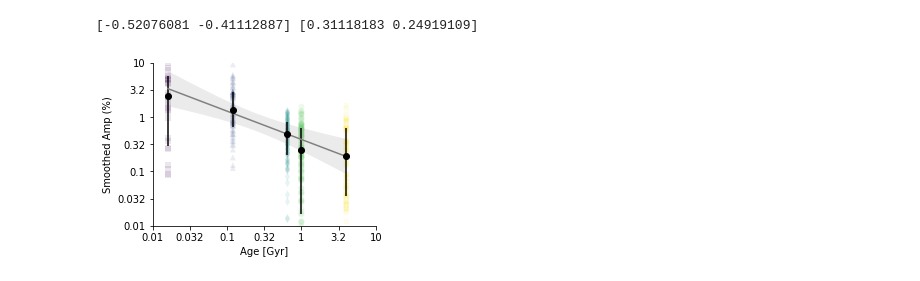
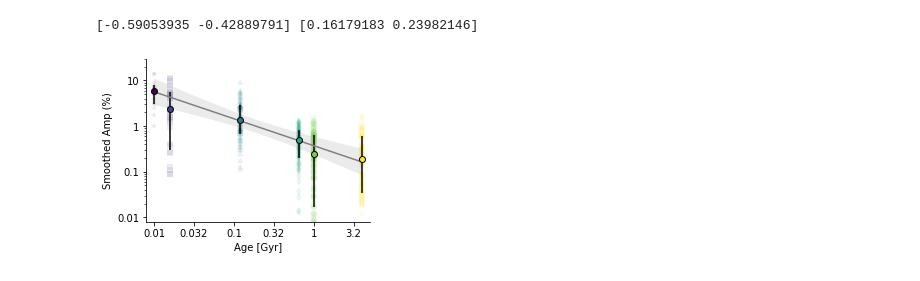
Before and after one commit to bmorris3/birthmarks, a Jupyter notebook: smamps/analysis.ipynb, the cells around one changed output. Drawn from its saved outputs; the diff is of its cells as text; code cells hidden in the pictures.

```diff
--- a/smamps/analysis.ipynb
+++ b/smamps/analysis.ipynb
@@ -14,6 +14,8 @@ douglas_smamp = douglas_singles['SmAmp'].data / 100
 douglas_smamp_mask = douglas_smamp.data[~douglas_smamp.mask]
 douglas_prot = douglas_singles['Prot1'].data.data
 # %%
+amps_usc = np.load('data/usco_amps.npy')
+pers_usc = np.load('data/usco_pers.npy')
 amps_ucl = np.load('data/ucl_amps.npy')
 pers_ucl = np.load('data/ucl_pers.npy')
 amps_psc = np.load('data/psc_amps.npy')
@@ -110,18 +130,19 @@ def plot_age(age_gyr, log_smoothed_amp, color, marker):
     yerrs = [[med-lo], [hi-med]]
 
     plt.errorbar(np.log10(age_gyr), np.nanmedian(log_smoothed_amp), yerrs,
-                 color='k', fmt='o', ecolor='black')
+                 color=color, fmt='o', ecolor='black', mec='k')
 
     x.append(np.log10(age_gyr))
     y.append(np.nanmedian(log_smoothed_amp))
     yerr.append(np.mean(yerrs))
 
 plt.figure(figsize=(4, 3))
-plot_age(0.016, np.log10(amps_ucl) + 2, cmap(0), 's')
-plot_age(0.12, np.log10(amps_psc) + 2, cmap(1), '^')
-plot_age(0.65, np.log10(amps_pra) + 2, cmap(2), 'd')
-plot_age(1.0, np.log10(amps_ngc) + 2, cmap(3), 'o')
-plot_age(4.0, np.log10(amps_m67) + 2, cmap(4), 'X')
+plot_age(0.01, np.log10(amps_usc) + 2, cmap(0), '*')
+plot_age(0.016, np.log10(amps_ucl) + 2, cmap(1), 's')
+plot_age(0.12, np.log10(amps_psc) + 2, cmap(2), '^')
+plot_age(0.65, np.log10(amps_pra) + 2, cmap(3), 'd')
+plot_age(1.0, np.log10(amps_ngc) + 2, cmap(4), 'o')
+plot_age(4.0, np.log10(amps_m67) + 2, cmap(5), 'X')
 
 x = np.array(x)
 y = np.array(y)
@@ -153,36 +174,45 @@ V = [np.dot(X_fine[i,:], np.linalg.solve(XtX, X_fine[i,:])) for i in range(n)]
 V = np.array(V)
 
 ## The F quantile used in constructing the Scheffe interval.
 QF = sp.fdtri(X.shape[1], n-X.shape[1], 0.95)
 QF_2 = sp.fdtri(X.shape[1], n-X.shape[1], 0.68)
 
 ## The lower and upper bounds of the Scheffe band.
 D = s * np.sqrt(X.shape[1] * QF * V)
 # LB, UB = Yhat-D, Yhat+D
 D_2 = s*np.sqrt(X.shape[1] * QF_2 * V)
 LB_2, UB_2 = Yhat-D_2, Yhat+D_2
 
 plt.plot(np.log10(x), X @ c0, color='gray')
 plt.fill_between(X_fine[:, 0], LB_2, UB_2, where=(UB_2 >= LB_2), facecolor='silver', alpha=0.3)
 ax = plt.gca()
 
 ax = plt.gca()
-ax.set_xlim(np.log10([0.01, 5]))
 xticks = np.array(ax.get_xticks())
 ax.set_xticks(xticks)
 ax.set_xticklabels(["{0:.2g}".format(i) for i in 10**xticks])# , rotation=30, ha='right')
+ax.set_xlim(np.log10([0.008, 5]))
 
-ax.set_ylim(np.log10([0.01, 10]))
-yticks = np.array(ax.get_yticks())
-ax.set_yticklabels(["{0:.2g}".format(i) for i in 10**yticks])
+# ax.set_ylim(np.log10([0.01, 10]))
+# yticks = np.array(ax.get_yticks())
+# ax.set_yticklabels(["{0:.2g}".format(i) for i in 10**yticks])
+
+yticks = [-2, -1, 0, 1, 2]
+ax.set_yticks(yticks)
+ax.set_yticklabels(["{0:.2g}".format(10**yt) for yt in yticks])
+ax.set_yticks(np.log10(np.arange(0.01, 0.1, 0.01)).tolist() +
+              np.log10(np.arange(0.1, 1, 0.1)).tolist() +
+              np.log10(np.arange(1, 10, 1)).tolist() +
+              np.log10(np.arange(10, 100, 10)).tolist(), minor=True)
+ax.set_ylim(np.log10([0.008, 30]))
 
 for s in ['right', 'top']:
     ax.spines[s].set_visible(False)
 
 ax.set_xlabel('Age [Gyr]')
 ax.set_ylabel('Smoothed Amp (%)')
 
 plt.savefig('plots/age_smamp.pdf', bbox_inches='tight')
 # %% [output]
-[-0.52076081 -0.41112887] [0.31118183 0.24919109]
+[-0.59053935 -0.42889791] [0.16179183 0.23982146]
-[figure, old version]
+[figure, new version]
```
Also changed, not shown: parts of 2 cells of this notebook, 3 other files.
